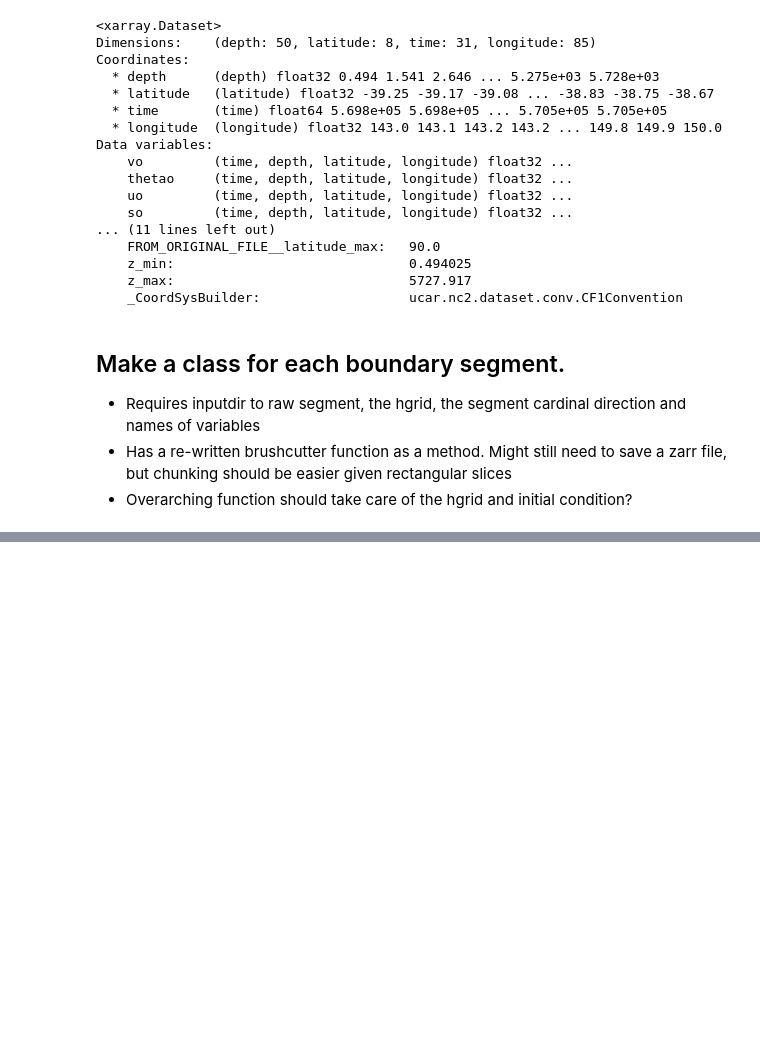
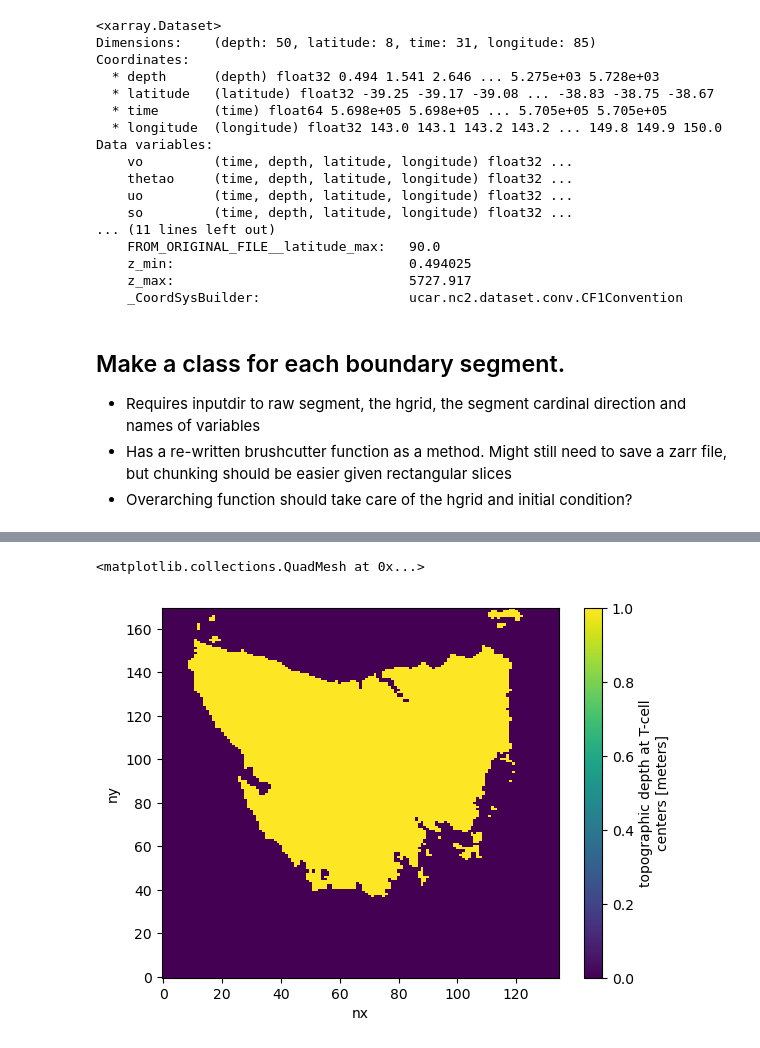
Before and after one commit to COSIMA/regional-mom6, a Jupyter notebook: build_from_reanalysis.ipynb, the cells around one changed output, grey strips where cells are left out. Saved outputs shown, nothing was run; the diff lists cells and outputs as text; code cells hidden in the pictures; blank space fills up the shorter version.

```diff
--- a/build_from_reanalysis.ipynb
+++ b/build_from_reanalysis.ipynb
@@ -728,0 +874,8 @@ array([[[[35.676136, ..., 35.598316],
+# %%
+topog = xr.open_dataset("/home/149/ab8992/mom6_rundirs/tassie_30th/inputdir/holy_topog.nc")
+binary = topog.depth.where(topog.depth == 0 , 1).isel(ny = slice(150,320),nx = slice(40,175))
+binary = np.abs(binary - 1)
+binary.plot()
+# %% [output]
+<matplotlib.collections.QuadMesh at 0x...>
+[figure, added]
```
Also changed, not shown: parts of 27 cells of this notebook, 2 other files.
